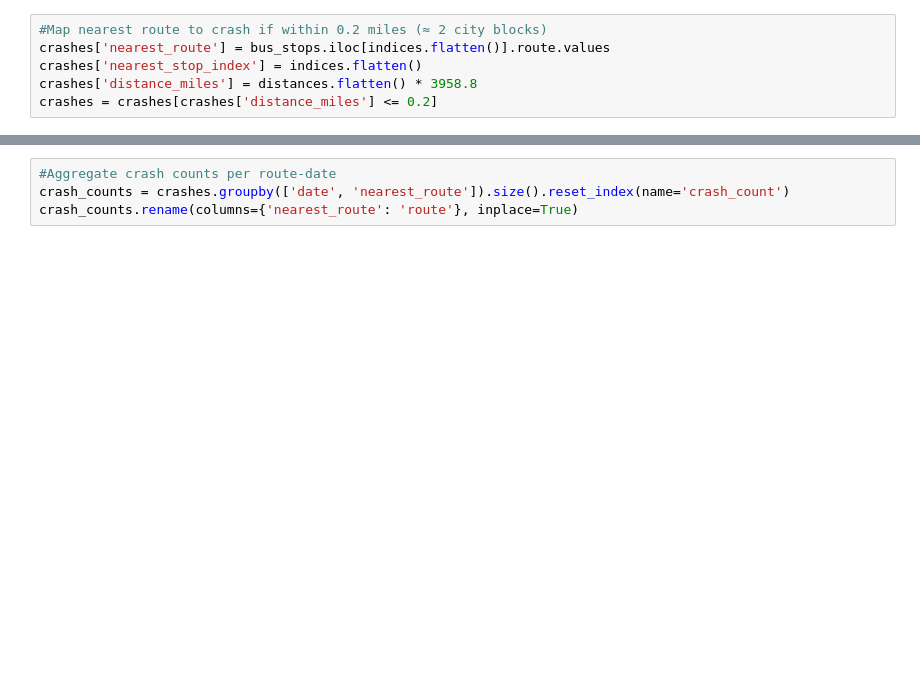
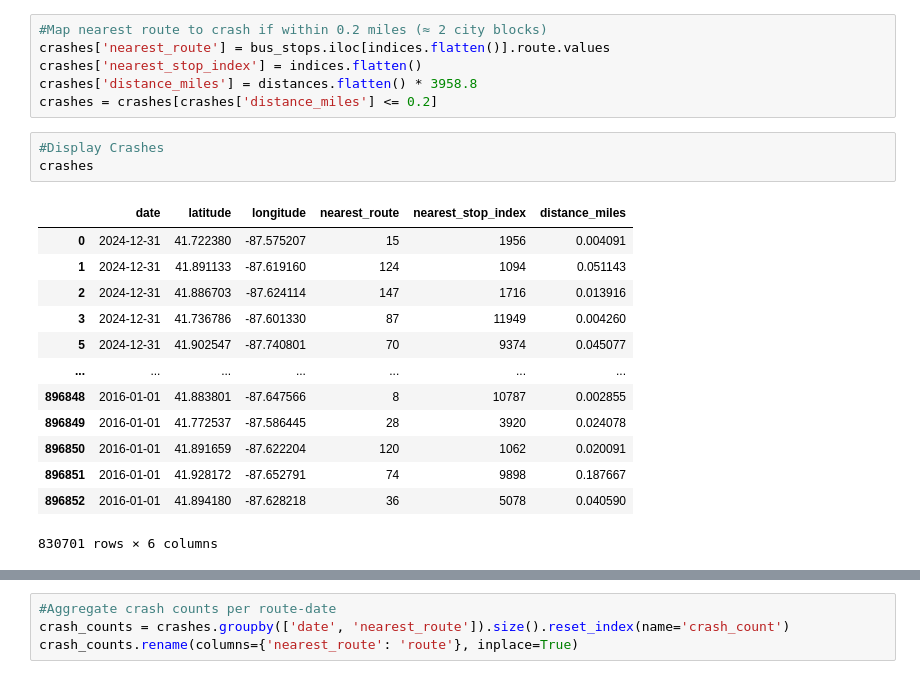
Before and after one commit to chance-roberts/DATA6330_RobertsC, a Jupyter notebook: RobertsC_DATA6330.ipynb, the cells around one changed output, grey strips where cells are left out. Drawn from its saved outputs; the diff is of its cells as text; blank space fills up the shorter version.

```diff
--- a/RobertsC_DATA6330.ipynb
+++ b/RobertsC_DATA6330.ipynb
@@ -325,3 +332,20 @@ crashes['nearest_route'] = bus_stops.iloc[indices.flatten()].route.values
 crashes['nearest_stop_index'] = indices.flatten()
 crashes['distance_miles'] = distances.flatten() * 3958.8
 crashes = crashes[crashes['distance_miles'] <= 0.2]
+# %%
+#Display Crashes
+crashes
+# %% [output]
+|  | date | latitude | longitude | nearest_route | nearest_stop_index | distance_miles |
+| 0 | 2024-12-31 | 41.722380 | -87.575207 | 15 | 1956 | 0.004091 |
+| 1 | 2024-12-31 | 41.891133 | -87.619160 | 124 | 1094 | 0.051143 |
+| 2 | 2024-12-31 | 41.886703 | -87.624114 | 147 | 1716 | 0.013916 |
+| 3 | 2024-12-31 | 41.736786 | -87.601330 | 87 | 11949 | 0.004260 |
+| 5 | 2024-12-31 | 41.902547 | -87.740801 | 70 | 9374 | 0.045077 |
+| ... | ... | ... | ... | ... | ... | ... |
+| 896848 | 2016-01-01 | 41.883801 | -87.647566 | 8 | 10787 | 0.002855 |
+| 896849 | 2016-01-01 | 41.772537 | -87.586445 | 28 | 3920 | 0.024078 |
+| 896850 | 2016-01-01 | 41.891659 | -87.622204 | 120 | 1062 | 0.020091 |
+| 896851 | 2016-01-01 | 41.928172 | -87.652791 | 74 | 9898 | 0.187667 |
+| 896852 | 2016-01-01 | 41.894180 | -87.628218 | 36 | 5078 | 0.040590 |
+830701 rows × 6 columns
```
Also changed, not shown: parts of 8 cells of this notebook.
